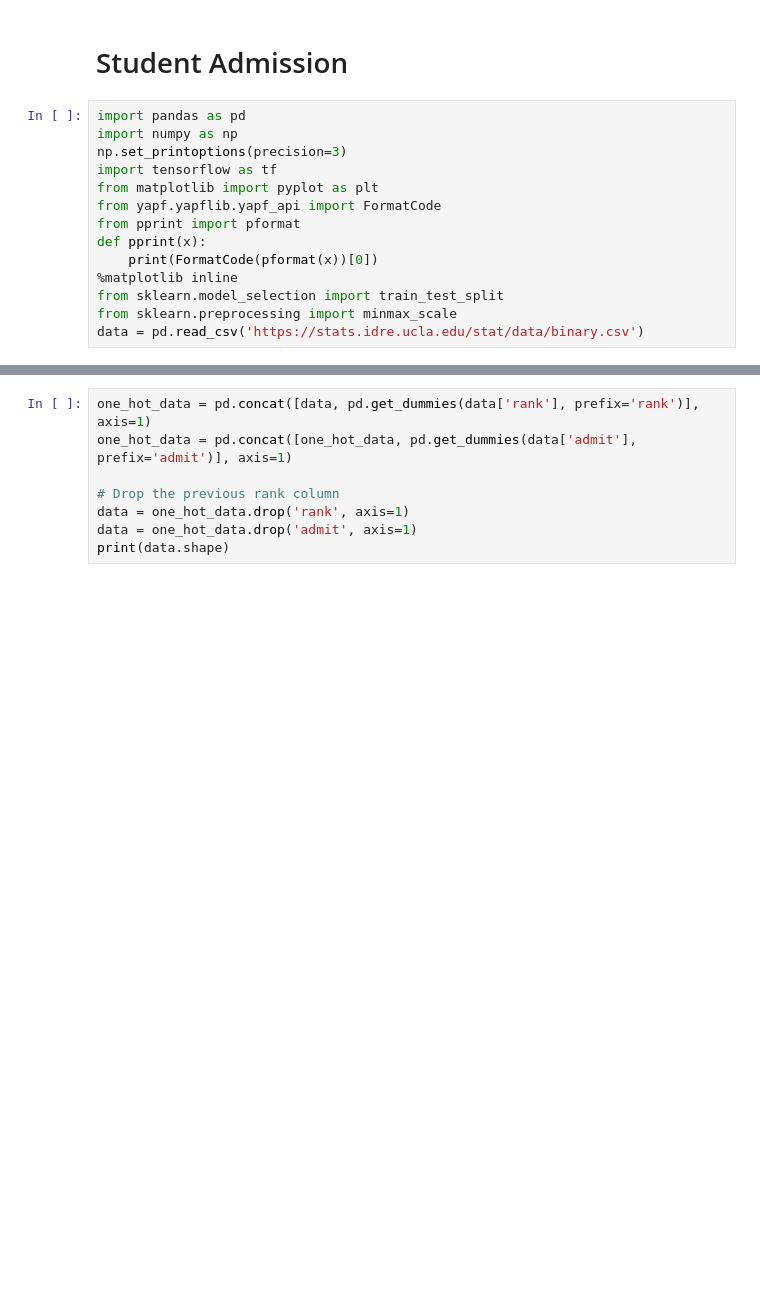
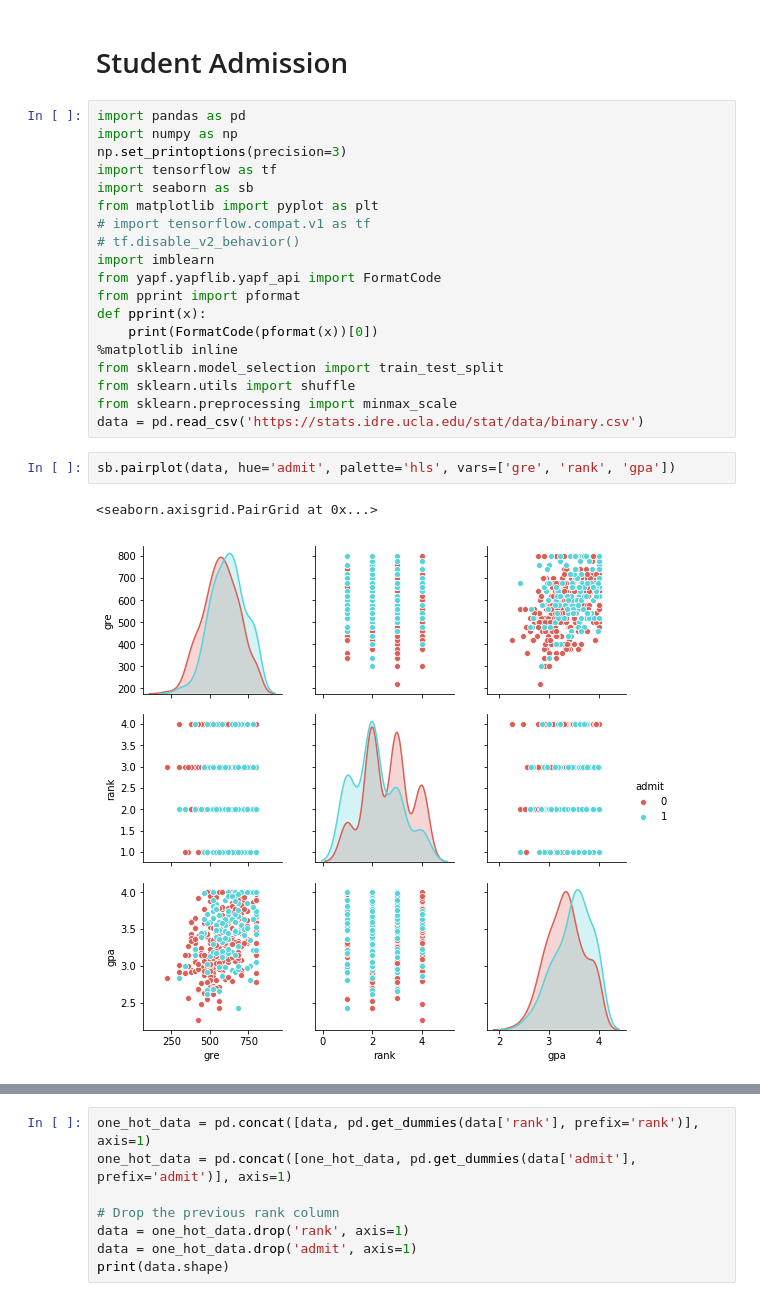
Before and after one commit to alimoezzi/deepLearningRecipes, a Jupyter notebook: student_admission_tensorflow.ipynb, the cells around one changed output, grey strips where cells are left out. Cells and saved outputs as stored; diff of their text form; blank space fills up the shorter version.

```diff
--- a/student_admission_tensorflow.ipynb
+++ b/student_admission_tensorflow.ipynb
@@ -5,12 +5,22 @@ import pandas as pd
 import numpy as np
 np.set_printoptions(precision=3)
 import tensorflow as tf
+import seaborn as sb
 from matplotlib import pyplot as plt
+# import tensorflow.compat.v1 as tf
+# tf.disable_v2_behavior()
+import imblearn
 from yapf.yapflib.yapf_api import FormatCode
 from pprint import pformat
 def pprint(x):
     print(FormatCode(pformat(x))[0])
 %matplotlib inline
 from sklearn.model_selection import train_test_split
+from sklearn.utils import shuffle
 from sklearn.preprocessing import minmax_scale
 data = pd.read_csv('https://stats.idre.ucla.edu/stat/data/binary.csv')
+# %%
+sb.pairplot(data, hue='admit', palette='hls', vars=['gre', 'rank', 'gpa'])
+# %% [output]
+<seaborn.axisgrid.PairGrid at 0x...>
+[figure, added]
```
Also changed, not shown: parts of 10 cells of this notebook.
